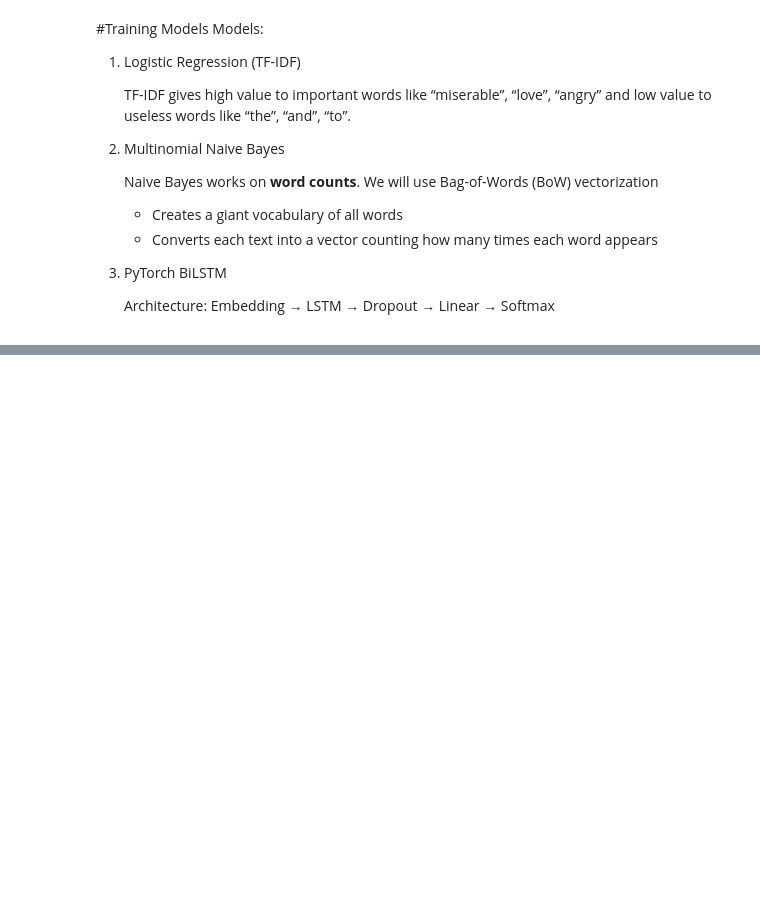
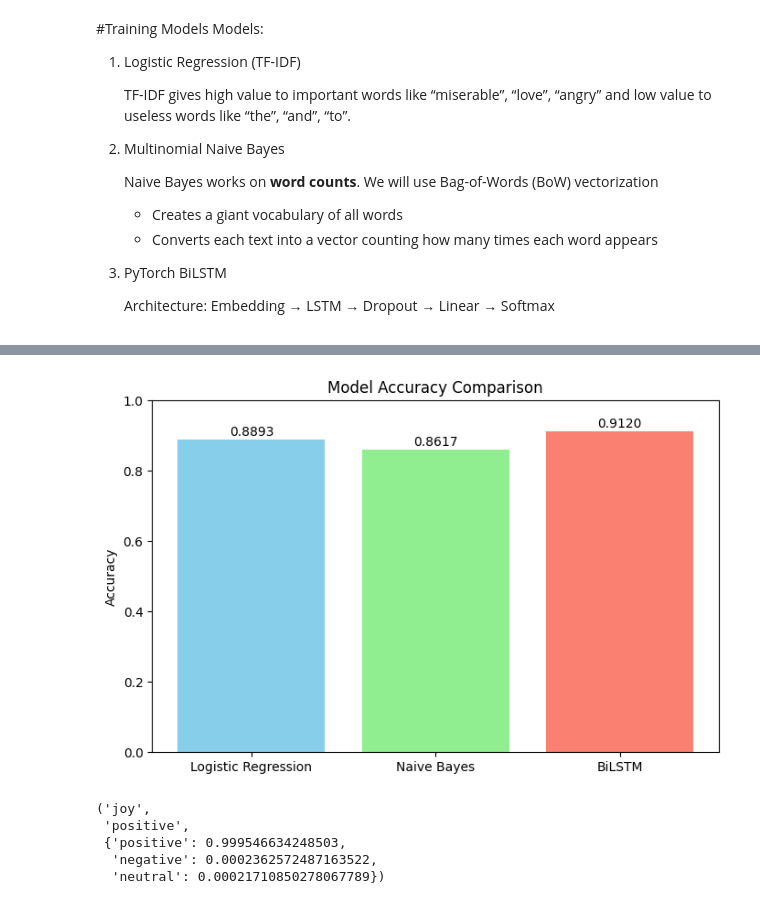
Before and after one commit to 4bakhti/emotion-sentiment-analysis, a Jupyter notebook: notebooks/emotion_sentiment_analysis.ipynb, the cells around one changed output, grey strips where cells are left out. Cells and saved outputs as stored; diff of their text form; code cells hidden in the pictures; blank space fills up the shorter version.

```diff
--- a/notebooks/emotion_sentiment_analysis.ipynb
+++ b/notebooks/emotion_sentiment_analysis.ipynb
@@ -537,0 +811,22 @@ total 6976
+# %%
+import matplotlib.pyplot as plt
+
+acc_logreg = 0.8893
+acc_nb = 0.8617
+acc_bilstm = 0.9120
+
+models = ["Logistic Regression", "Naive Bayes", "BiLSTM"]
+accuracies = [acc_logreg, acc_nb, acc_bilstm]
+
+plt.figure(figsize=(8,5))
+plt.bar(models, accuracies, color=["skyblue", "lightgreen", "salmon"])
+plt.ylim(0, 1)
+
+for i, v in enumerate(accuracies):
+    plt.text(i, v + 0.01, f"{v:.4f}", ha='center')
+
+plt.title("Model Accuracy Comparison")
+plt.ylabel("Accuracy")
+plt.show()
+# %% [output]
+[figure, added]
@@ -537,0 +870,8 @@ total 6976
+# %%
+predict_emotion_and_sentiment("I am super happy today!")
+# %% [output]
+('joy',
+ 'positive',
+ {'positive': 0.999546634248503,
+  'negative': 0.0002362572487163522,
+  'neutral': 0.00021710850278067789})
```
Also changed, not shown: parts of 41 cells of this notebook, 12 other files.
